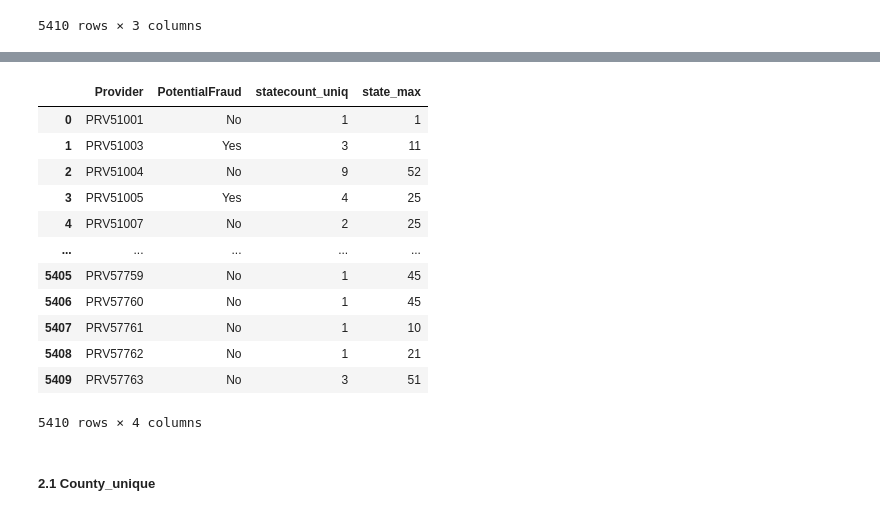
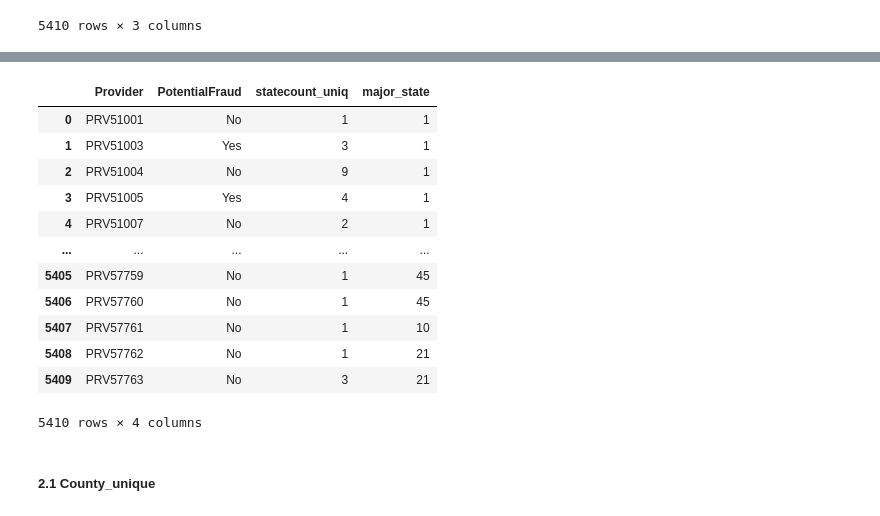
Before and after one commit to yang5hi/healthcare_provider_fraud_detection, a Jupyter notebook: provider_notebook_scc.ipynb, the cells around one changed output, grey strips where cells are left out. Cells and saved outputs as stored; diff of their text form; code cells hidden in the pictures.

```diff
--- a/provider_notebook_scc.ipynb
+++ b/provider_notebook_scc.ipynb
@@ -123,0 +108,5 @@ statedf_max
+# %%
+# count the frequent of state and keep the first row (the most frequent state)
+statedf_major= pd.DataFrame(merge_provider_df.groupby(['Provider']).State.apply(lambda x: x.value_counts().head(1))\
+               .reset_index())
+statedf_major
@@ -123,0 +127,5 @@ statedf_max
+# %%
+# drop state count column and rename the level_1 to major_state
+statedf_major=statedf_major[['Provider','level_1']]
+statedf_major=statedf_major.rename(columns={"level_1": "major_state"})
+statedf_major
@@ -124,20 +146,20 @@ statedf_max
 # %%
 # add column state_max to provider data.
-provider_scc_df=provider_scc_df.merge(statedf_max, on = 'Provider', how ='left')
+provider_scc_df=provider_scc_df.merge(statedf_major, on = 'Provider', how ='left')
 provider_scc_df
 # %% [output]
-|  | Provider | PotentialFraud | statecount_uniq | state_max |
+|  | Provider | PotentialFraud | statecount_uniq | major_state |
 | 0 | PRV51001 | No | 1 | 1 |
-| 1 | PRV51003 | Yes | 3 | 11 |
-| 2 | PRV51004 | No | 9 | 52 |
-| 3 | PRV51005 | Yes | 4 | 25 |
-| 4 | PRV51007 | No | 2 | 25 |
+| 1 | PRV51003 | Yes | 3 | 1 |
+| 2 | PRV51004 | No | 9 | 1 |
+| 3 | PRV51005 | Yes | 4 | 1 |
+| 4 | PRV51007 | No | 2 | 1 |
 | ... | ... | ... | ... | ... |
 | 5405 | PRV57759 | No | 1 | 45 |
 | 5406 | PRV57760 | No | 1 | 45 |
 | 5407 | PRV57761 | No | 1 | 10 |
 | 5408 | PRV57762 | No | 1 | 21 |
-| 5409 | PRV57763 | No | 3 | 51 |
+| 5409 | PRV57763 | No | 3 | 21 |
 5410 rows × 4 columns
 # %% [markdown]
 ##### 2.1 County_unique
```
Also changed, not shown: parts of 15 cells of this notebook, 1 other file.
